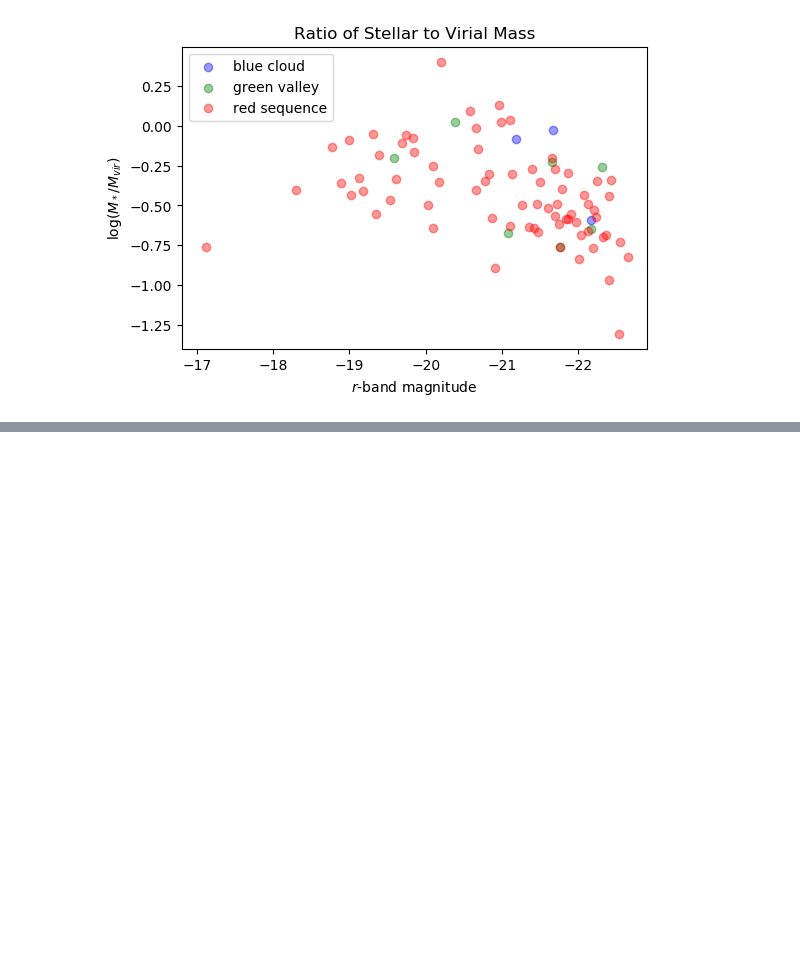
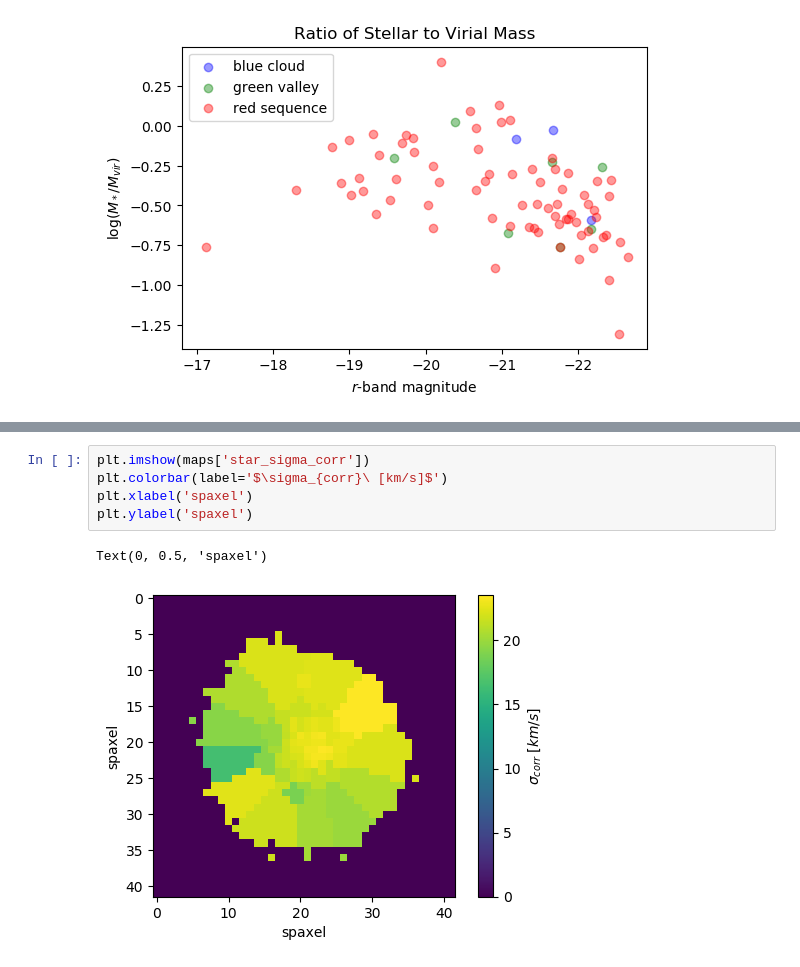
Before and after one commit to kadglass/RotationCurves, a Jupyter notebook: notebooks/elliptical_test.ipynb, the cells around one changed output, grey strips where cells are left out. Drawn from its saved outputs; the diff is of its cells as text; blank space fills up the shorter version.

```diff
--- a/notebooks/elliptical_test.ipynb
+++ b/notebooks/elliptical_test.ipynb
@@ -87,0 +105,8 @@ plt.savefig(plot_dir + 'mag_mratio.png')
+# %%
+plt.imshow(maps['star_sigma_corr'])
+plt.colorbar(label='$\sigma_{corr}\ [km/s]$')
+plt.xlabel('spaxel')
+plt.ylabel('spaxel')
+# %% [output]
+Text(0, 0.5, 'spaxel')
+[figure, added]
```
Also changed, not shown: parts of 27 cells of this notebook.
